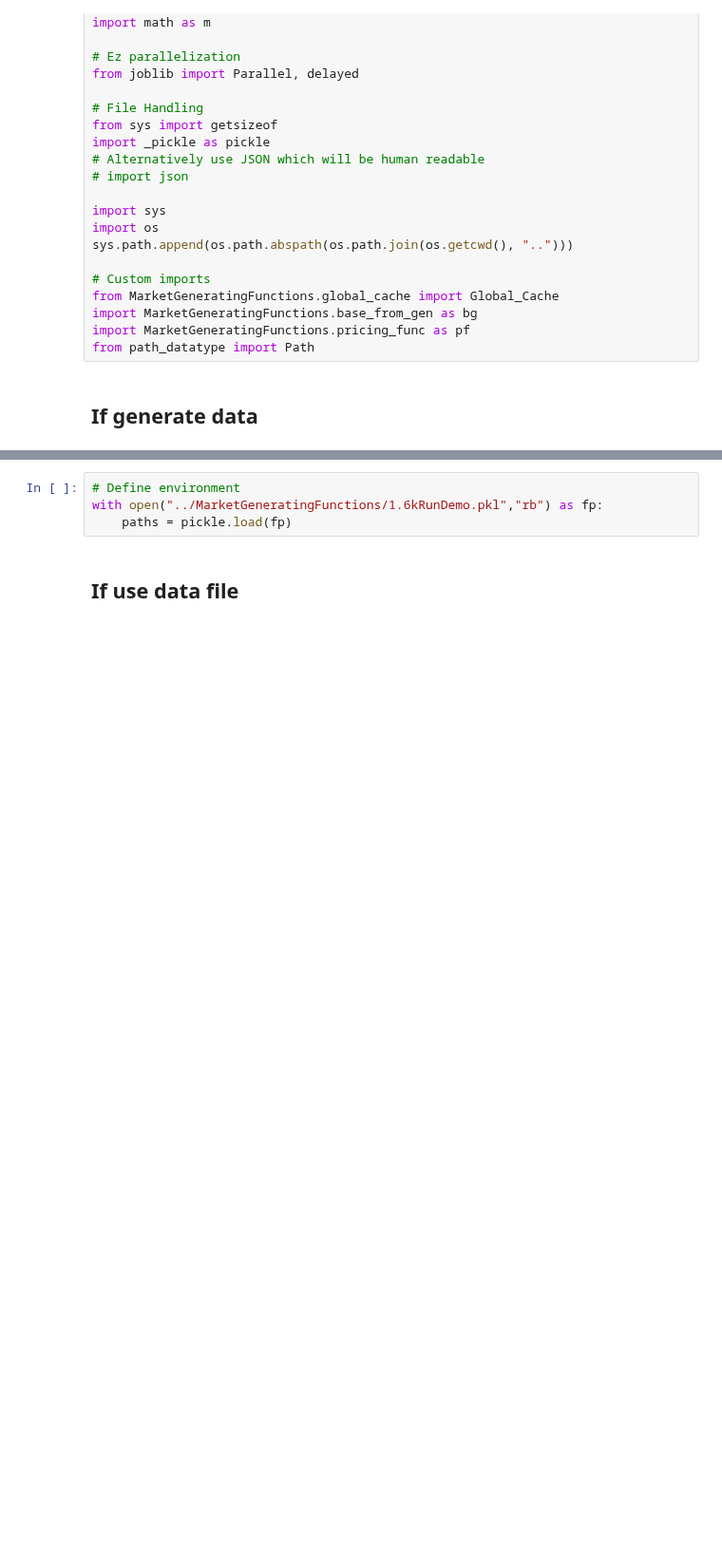
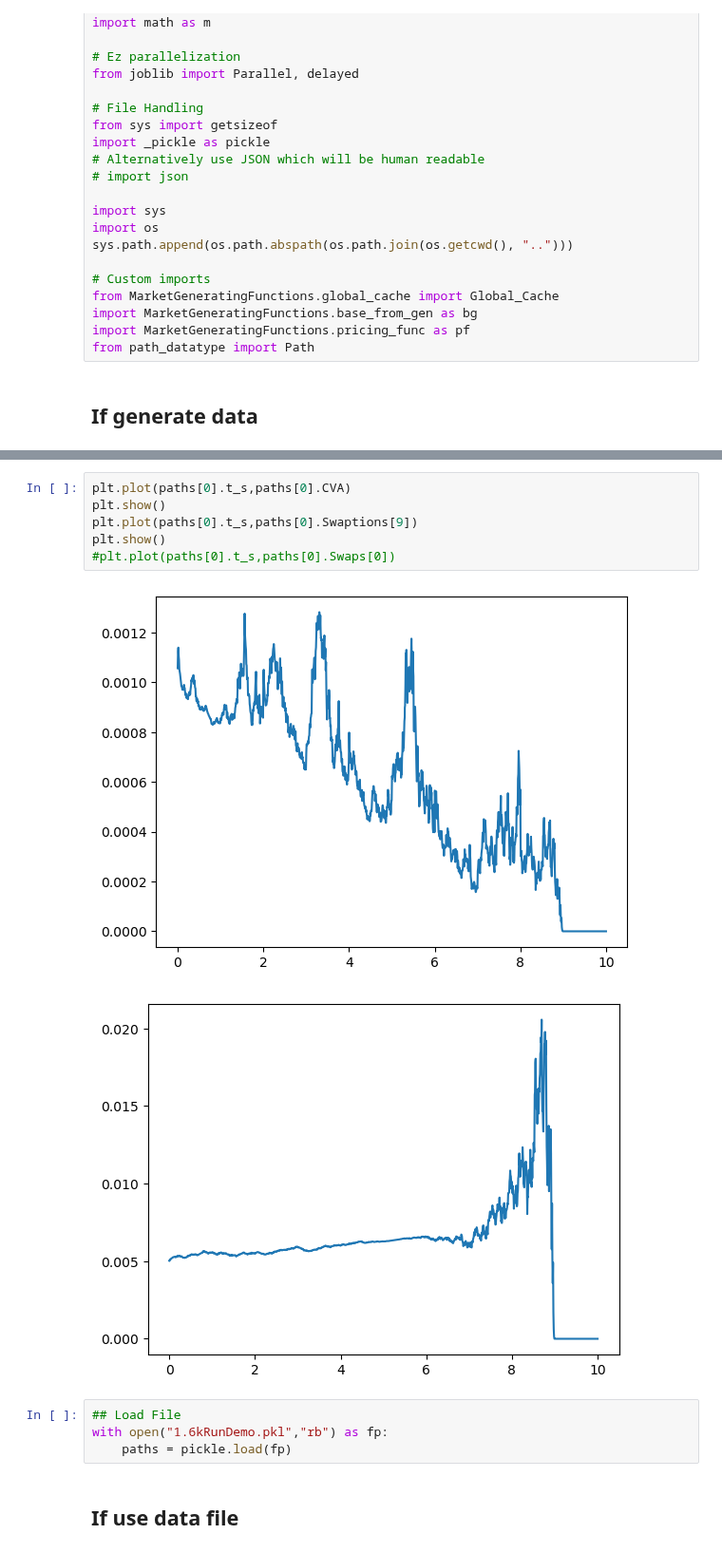
Before and after one commit to spelbella/cva_risk_management_thesis, a Jupyter notebook: Environment/delta_hedge.ipynb, the cells around one changed output, grey strips where cells are left out. Shown at 95% size. Saved outputs shown, nothing was run; the diff lists cells and outputs as text; blank space fills up the shorter version.

```diff
--- a/Environment/delta_hedge.ipynb
+++ b/Environment/delta_hedge.ipynb
@@ -153,6 +153,15 @@ Average Time Per Path 0.30310840606689454:
+# %%
+plt.plot(paths[0].t_s,paths[0].CVA)
+plt.show()
+plt.plot(paths[0].t_s,paths[0].Swaptions[9])
+plt.show()
+#plt.plot(paths[0].t_s,paths[0].Swaps[0])
+# %% [output]
+[figure, added]
+[figure, added]
 # %%
-# Define environment
-with open("../MarketGeneratingFunctions/1.6kRunDemo.pkl","rb") as fp:
+## Load File
+with open("1.6kRunDemo.pkl","rb") as fp:
     paths = pickle.load(fp)
 # %% [markdown]
 ## If use data file
```
Also changed, not shown: parts of 6 cells of this notebook, 6 other files.
